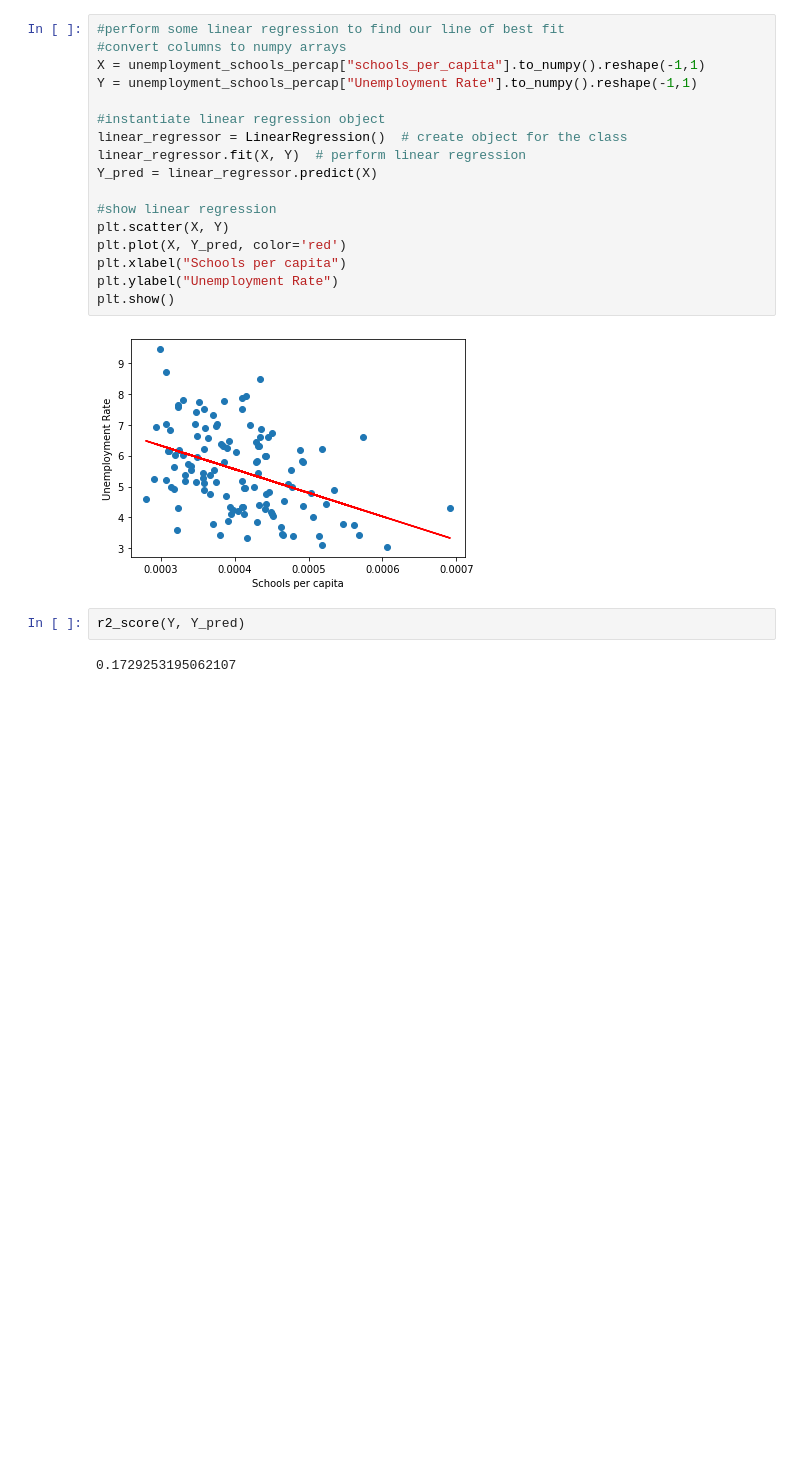
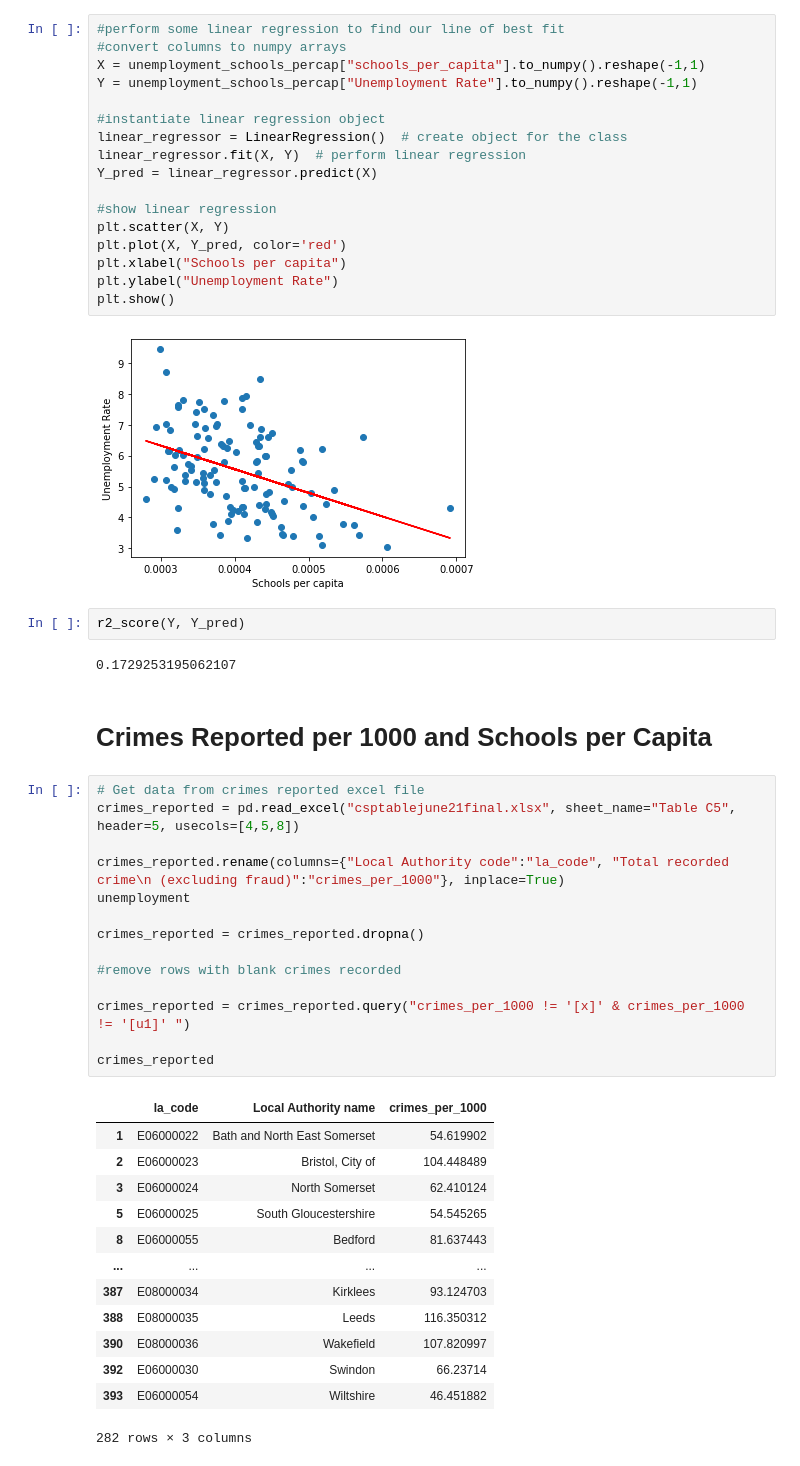
Before and after one commit to jordan-barrett-jm/uk-schools-analysis, a Jupyter notebook: UK Schools Analysis.ipynb, the cells around one changed output. Drawn from its saved outputs; the diff is of its cells as text; blank space fills up the shorter version.

```diff
--- a/UK Schools Analysis.ipynb
+++ b/UK Schools Analysis.ipynb
@@ -258,3 +260,33 @@ plt.show()
 r2_score(Y, Y_pred)
 # %% [output]
 0.1729253195062107
+# %% [markdown]
+# Crimes Reported per 1000 and Schools per Capita
+# %%
+# Get data from crimes reported excel file
+crimes_reported = pd.read_excel("csptablejune21final.xlsx", sheet_name="Table C5", header=5, usecols=[4,5,8])
+
+crimes_reported.rename(columns={"Local Authority code":"la_code", "Total recorded crime\n (excluding fraud)":"crimes_per_1000"}, inplace=True)
+unemployment
+
+crimes_reported = crimes_reported.dropna()
+
+#remove rows with blank crimes recorded
+
+crimes_reported = crimes_reported.query("crimes_per_1000 != '[x]' & crimes_per_1000 != '[u1]' ")
+
+crimes_reported
+# %% [output]
+|  | la_code | Local Authority name | crimes_per_1000 |
+| 1 | E06000022 | Bath and North East Somerset | 54.619902 |
+| 2 | E06000023 | Bristol, City of | 104.448489 |
+| 3 | E06000024 | North Somerset | 62.410124 |
+| 5 | E06000025 | South Gloucestershire | 54.545265 |
+| 8 | E06000055 | Bedford | 81.637443 |
+| ... | ... | ... | ... |
+| 387 | E08000034 | Kirklees | 93.124703 |
+| 388 | E08000035 | Leeds | 116.350312 |
+| 390 | E08000036 | Wakefield | 107.820997 |
+| 392 | E06000030 | Swindon | 66.23714 |
+| 393 | E06000054 | Wiltshire | 46.451882 |
+282 rows × 3 columns
```
Also changed, not shown: parts of 7 cells of this notebook.
